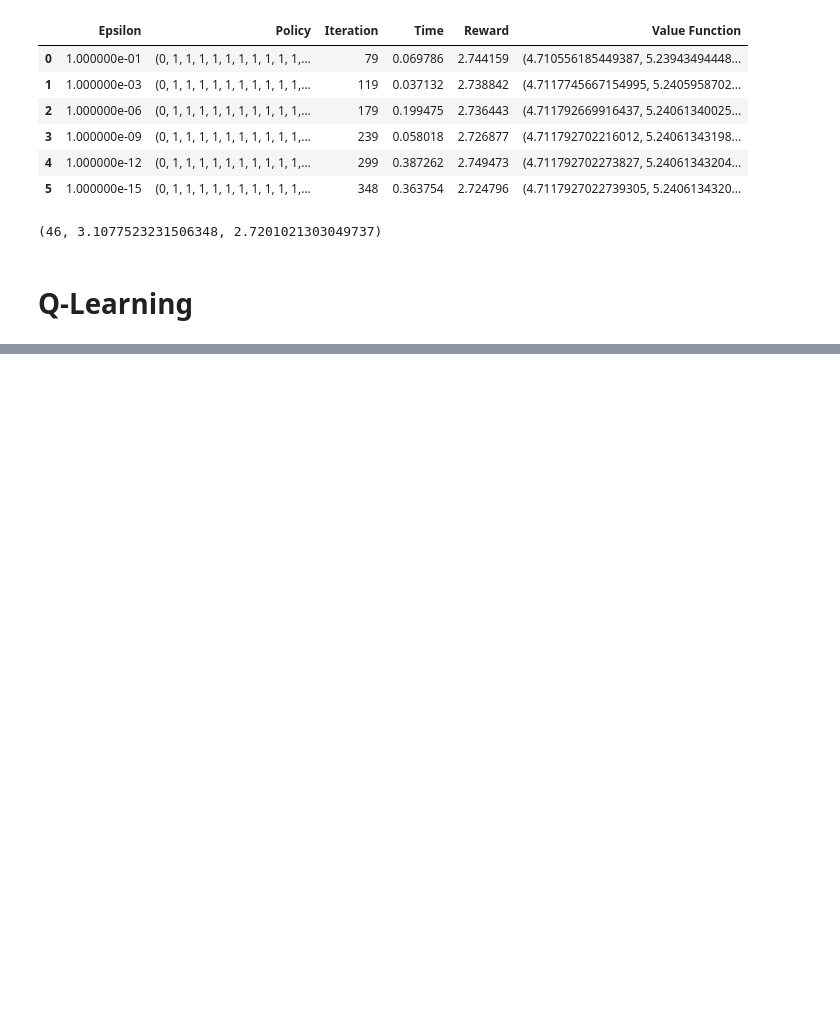
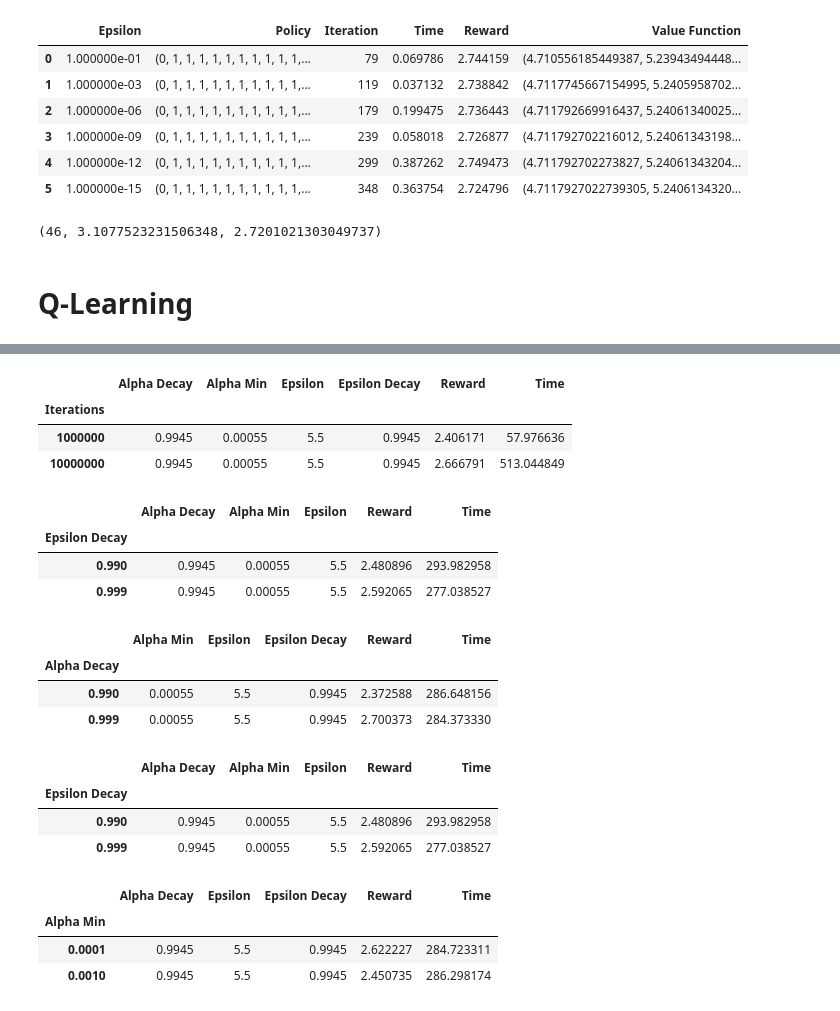
Before and after one commit to okazkayasi/CS7641, a Jupyter notebook: mkazkayasi3_Assignment4/ForestManagement-500state.ipynb, the cells around one changed output, grey strips where cells are left out. Drawn from its saved outputs; the diff is of its cells as text; code cells hidden in the pictures; blank space fills up the shorter version.

```diff
--- a/mkazkayasi3_Assignment4/ForestManagement-500state.ipynb
+++ b/mkazkayasi3_Assignment4/ForestManagement-500state.ipynb
@@ -149,0 +178,35 @@ q.policy
+# %%
+q_df.groupby("Iterations").mean()
+# %% [output]
+|  | Alpha Decay | Alpha Min | Epsilon | Epsilon Decay | Reward | Time |
+| Iterations |  |  |  |  |  |  |
+| 1000000 | 0.9945 | 0.00055 | 5.5 | 0.9945 | 2.406171 | 57.976636 |
+| 10000000 | 0.9945 | 0.00055 | 5.5 | 0.9945 | 2.666791 | 513.044849 |
+# %%
+q_df.groupby("Epsilon Decay").mean()
+# %% [output]
+|  | Alpha Decay | Alpha Min | Epsilon | Reward | Time |
+| Epsilon Decay |  |  |  |  |  |
+| 0.990 | 0.9945 | 0.00055 | 5.5 | 2.480896 | 293.982958 |
+| 0.999 | 0.9945 | 0.00055 | 5.5 | 2.592065 | 277.038527 |
+# %%
+q_df.groupby("Alpha Decay").mean()
+# %% [output]
+|  | Alpha Min | Epsilon | Epsilon Decay | Reward | Time |
+| Alpha Decay |  |  |  |  |  |
+| 0.990 | 0.00055 | 5.5 | 0.9945 | 2.372588 | 286.648156 |
+| 0.999 | 0.00055 | 5.5 | 0.9945 | 2.700373 | 284.373330 |
+# %%
+q_df.groupby("Epsilon Decay").mean()
+# %% [output]
+|  | Alpha Decay | Alpha Min | Epsilon | Reward | Time |
+| Epsilon Decay |  |  |  |  |  |
+| 0.990 | 0.9945 | 0.00055 | 5.5 | 2.480896 | 293.982958 |
+| 0.999 | 0.9945 | 0.00055 | 5.5 | 2.592065 | 277.038527 |
+# %%
+q_df.groupby("Alpha Min").mean()
+# %% [output]
+|  | Alpha Decay | Epsilon | Epsilon Decay | Reward | Time |
+| Alpha Min |  |  |  |  |  |
+| 0.0001 | 0.9945 | 5.5 | 0.9945 | 2.622227 | 284.723311 |
+| 0.0010 | 0.9945 | 5.5 | 0.9945 | 2.450735 | 286.298174 |
```
Also changed, not shown: parts of 5 cells of this notebook, 7 other files.
